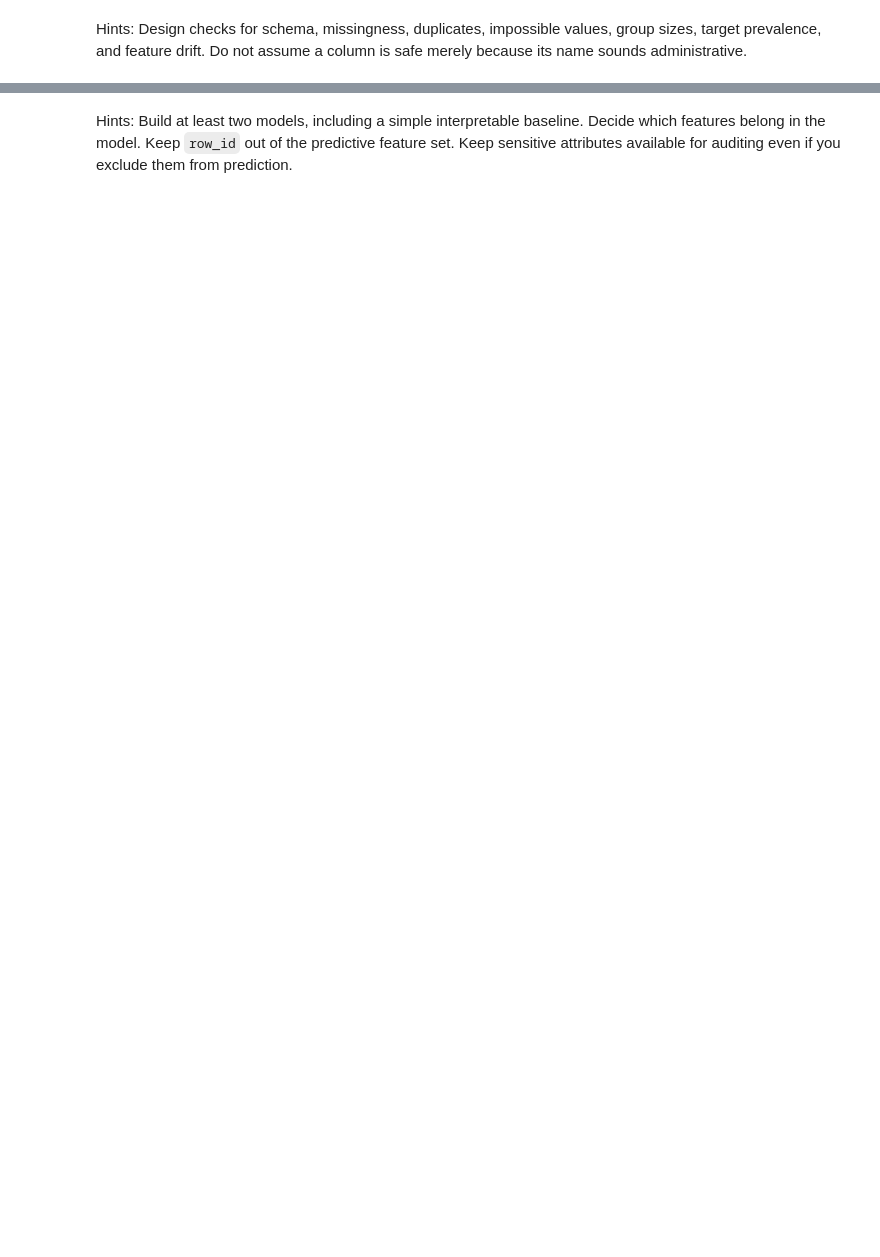
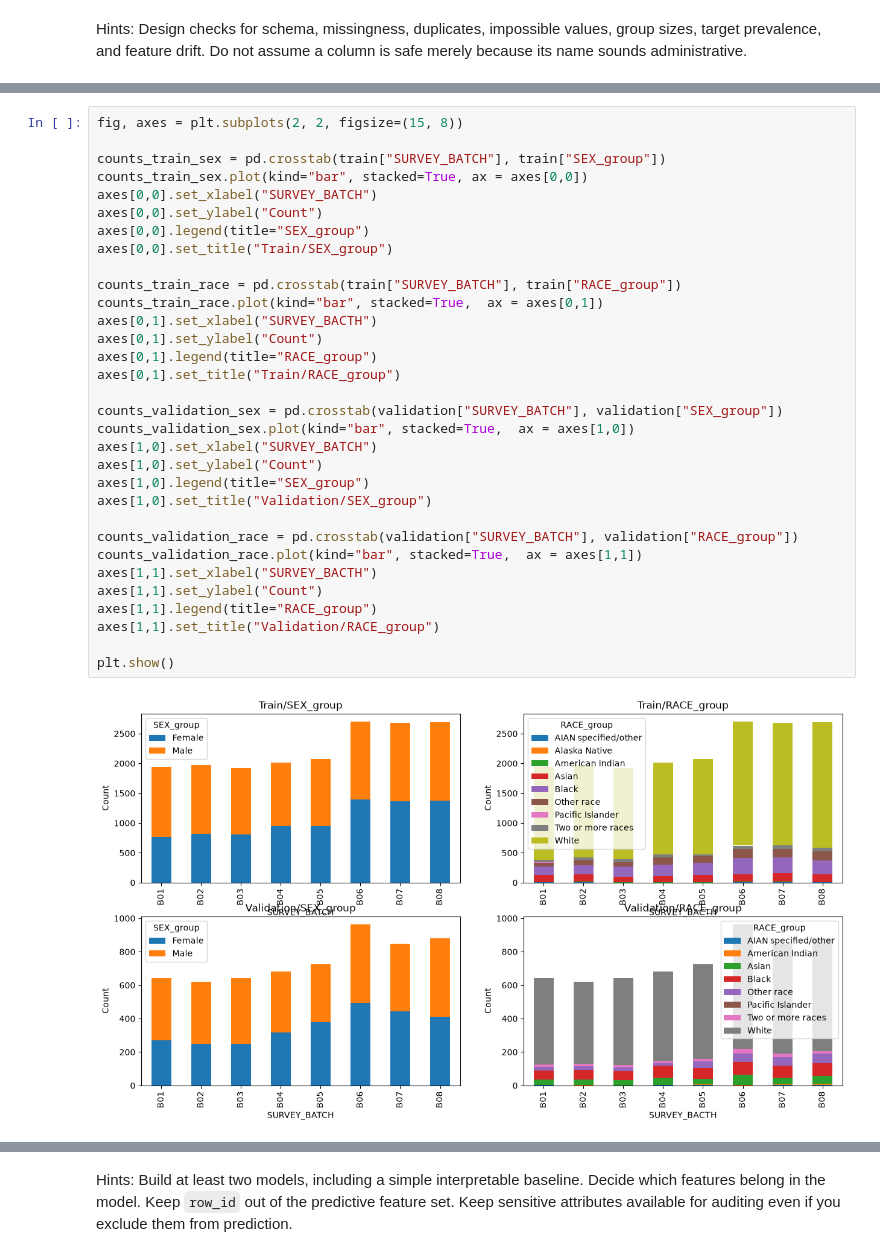
Before and after one commit to bellaVbsVbee/RAI, a Jupyter notebook: Project1/Bella_Week2_Blind_Data_Audit.ipynb, the cells around one changed output, grey strips where cells are left out. Saved outputs shown, nothing was run; the diff lists cells and outputs as text; blank space fills up the shorter version.

```diff
--- a/Project1/Bella_Week2_Blind_Data_Audit.ipynb
+++ b/Project1/Bella_Week2_Blind_Data_Audit.ipynb
@@ -49,0 +182,34 @@ def dataset_summary(df, label=None):
+# %%
+fig, axes = plt.subplots(2, 2, figsize=(15, 8))
+
+counts_train_sex = pd.crosstab(train["SURVEY_BATCH"], train["SEX_group"])
+counts_train_sex.plot(kind="bar", stacked=True, ax = axes[0,0])
+axes[0,0].set_xlabel("SURVEY_BATCH")
+axes[0,0].set_ylabel("Count")
+axes[0,0].legend(title="SEX_group")
+axes[0,0].set_title("Train/SEX_group")
+
+counts_train_race = pd.crosstab(train["SURVEY_BATCH"], train["RACE_group"])
+counts_train_race.plot(kind="bar", stacked=True,  ax = axes[0,1])
+axes[0,1].set_xlabel("SURVEY_BACTH")
+axes[0,1].set_ylabel("Count")
+axes[0,1].legend(title="RACE_group")
+axes[0,1].set_title("Train/RACE_group")
+
+counts_validation_sex = pd.crosstab(validation["SURVEY_BATCH"], validation["SEX_group"])
+counts_validation_sex.plot(kind="bar", stacked=True,  ax = axes[1,0])
+axes[1,0].set_xlabel("SURVEY_BATCH")
+axes[1,0].set_ylabel("Count")
+axes[1,0].legend(title="SEX_group")
+axes[1,0].set_title("Validation/SEX_group")
+
+counts_validation_race = pd.crosstab(validation["SURVEY_BATCH"], validation["RACE_group"])
+counts_validation_race.plot(kind="bar", stacked=True,  ax = axes[1,1])
+axes[1,1].set_xlabel("SURVEY_BACTH")
+axes[1,1].set_ylabel("Count")
+axes[1,1].legend(title="RACE_group")
+axes[1,1].set_title("Validation/RACE_group")
+
+plt.show()
+# %% [output]
+[figure, added]
```
Also changed, not shown: parts of 29 cells of this notebook.
